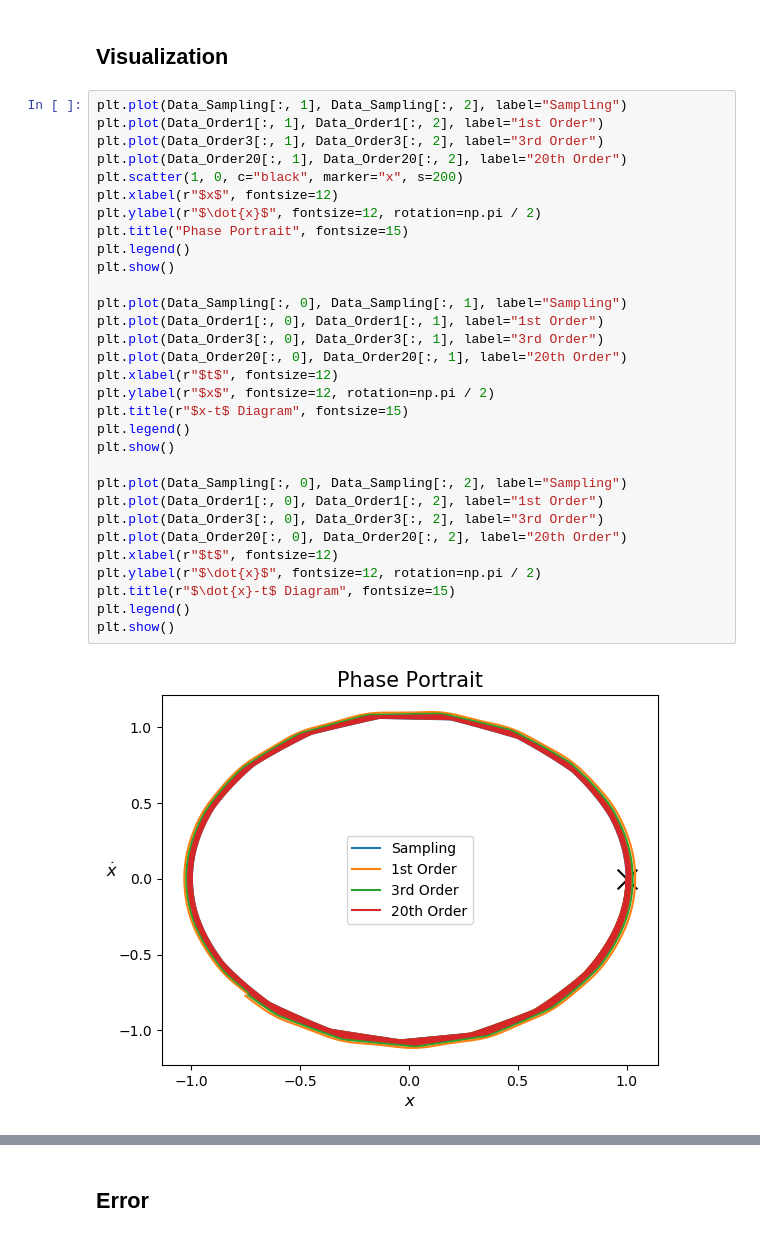
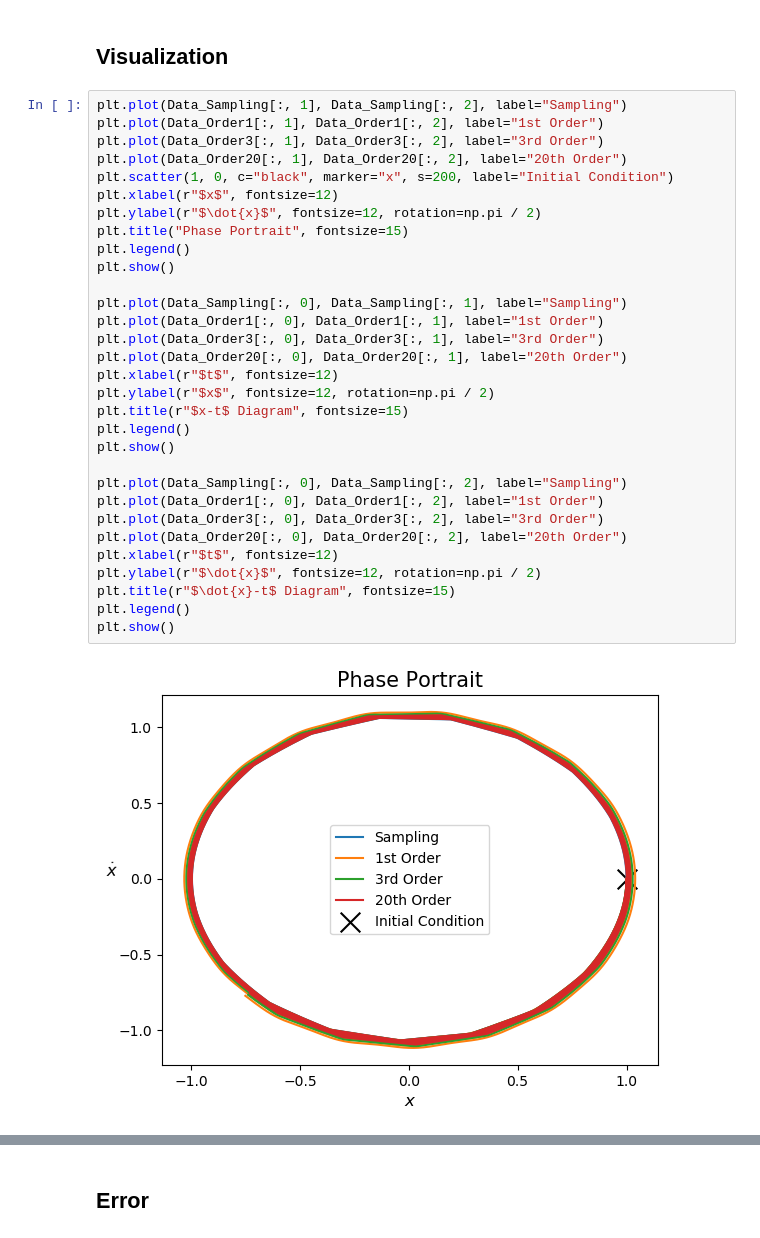
Before and after one commit to CTCingithub/HybridSysTest, a Jupyter notebook: 00Linear/Linear.ipynb, the cells around one changed output, grey strips where cells are left out. Cells and saved outputs as stored; diff of their text form.

```diff
--- a/00Linear/Linear.ipynb
+++ b/00Linear/Linear.ipynb
@@ -63,35 +68,35 @@ Illegal character \
 plt.plot(Data_Sampling[:, 1], Data_Sampling[:, 2], label="Sampling")
 plt.plot(Data_Order1[:, 1], Data_Order1[:, 2], label="1st Order")
 plt.plot(Data_Order3[:, 1], Data_Order3[:, 2], label="3rd Order")
 plt.plot(Data_Order20[:, 1], Data_Order20[:, 2], label="20th Order")
-plt.scatter(1, 0, c="black", marker="x", s=200)
+plt.scatter(1, 0, c="black", marker="x", s=200, label="Initial Condition")
 plt.xlabel(r"$x$", fontsize=12)
 plt.ylabel(r"$\dot{x}$", fontsize=12, rotation=np.pi / 2)
 plt.title("Phase Portrait", fontsize=15)
 plt.legend()
 plt.show()
 
 plt.plot(Data_Sampling[:, 0], Data_Sampling[:, 1], label="Sampling")
 plt.plot(Data_Order1[:, 0], Data_Order1[:, 1], label="1st Order")
 plt.plot(Data_Order3[:, 0], Data_Order3[:, 1], label="3rd Order")
 plt.plot(Data_Order20[:, 0], Data_Order20[:, 1], label="20th Order")
 plt.xlabel(r"$t$", fontsize=12)
 plt.ylabel(r"$x$", fontsize=12, rotation=np.pi / 2)
 plt.title(r"$x-t$ Diagram", fontsize=15)
 plt.legend()
 plt.show()
 
 plt.plot(Data_Sampling[:, 0], Data_Sampling[:, 2], label="Sampling")
 plt.plot(Data_Order1[:, 0], Data_Order1[:, 2], label="1st Order")
 plt.plot(Data_Order3[:, 0], Data_Order3[:, 2], label="3rd Order")
 plt.plot(Data_Order20[:, 0], Data_Order20[:, 2], label="20th Order")
 plt.xlabel(r"$t$", fontsize=12)
 plt.ylabel(r"$\dot{x}$", fontsize=12, rotation=np.pi / 2)
 plt.title(r"$\dot{x}-t$ Diagram", fontsize=15)
 plt.legend()
 plt.show()
 # %% [output]
-[figure, old version]
+[figure, new version]
 [figure]
 [figure]
 # %% [markdown]
```
Also changed, not shown: parts of 1 cell of this notebook, 5 other files.
